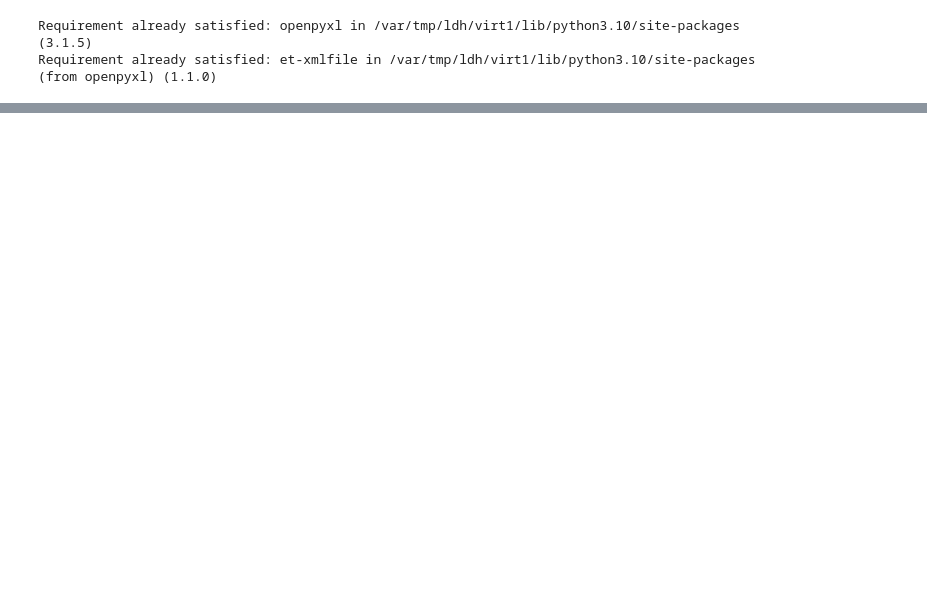
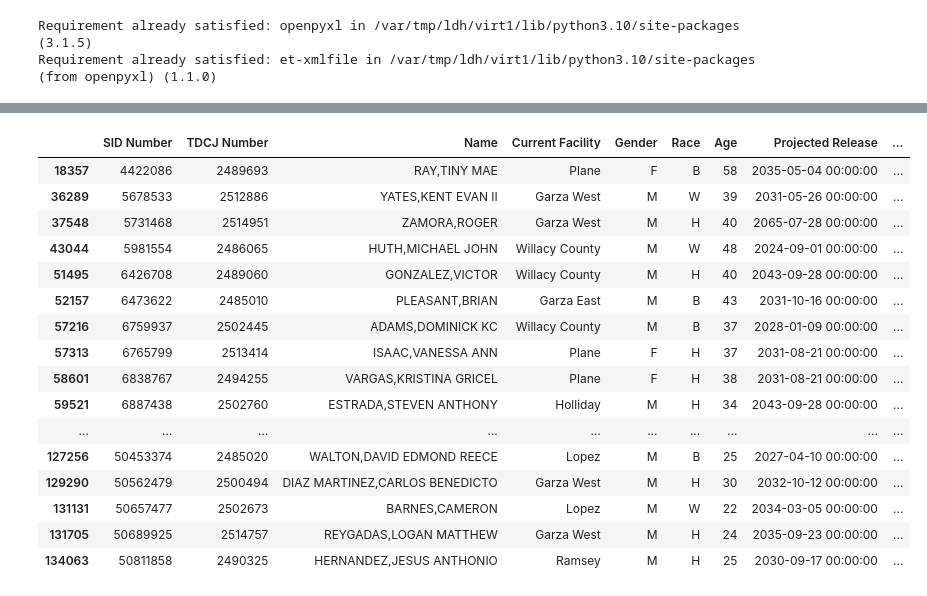
Before and after one commit to ldhagen/Prison_Notebook, a Jupyter notebook: Texas_Prisoners_Daily.ipynb, the cells around one changed output, grey strips where cells are left out. Cells and saved outputs as stored; diff of their text form; code cells hidden in the pictures; blank space fills up the shorter version.

```diff
--- a/Texas_Prisoners_Daily.ipynb
+++ b/Texas_Prisoners_Daily.ipynb
@@ -151,3 +190,23 @@ df_Texas_Prisoners['Offense Code'].value_counts()
+# %%
+df_Texas_Prisoners[(df_Texas_Prisoners.County == 'Bexar') & (df_Texas_Prisoners['Sentence Date'] > '2024-01-01') & (df_Texas_Prisoners['Offense Code'] == 12990002)]
+# %% [output]
+|  | SID Number | TDCJ Number | Name | Current Facility | Gender | Race | Age | Projected Release | ... |
+| 18357 | 4422086 | 2489693 | RAY,TINY MAE | Plane | F | B | 58 | 2035-05-04 00:00:00 | ... |
+| 36289 | 5678533 | 2512886 | YATES,KENT EVAN II | Garza West | M | W | 39 | 2031-05-26 00:00:00 | ... |
+| 37548 | 5731468 | 2514951 | ZAMORA,ROGER | Garza West | M | H | 40 | 2065-07-28 00:00:00 | ... |
+| 43044 | 5981554 | 2486065 | HUTH,MICHAEL JOHN | Willacy County | M | W | 48 | 2024-09-01 00:00:00 | ... |
+| 51495 | 6426708 | 2489060 | GONZALEZ,VICTOR | Willacy County | M | H | 40 | 2043-09-28 00:00:00 | ... |
+| 52157 | 6473622 | 2485010 | PLEASANT,BRIAN | Garza East | M | B | 43 | 2031-10-16 00:00:00 | ... |
+| 57216 | 6759937 | 2502445 | ADAMS,DOMINICK KC | Willacy County | M | B | 37 | 2028-01-09 00:00:00 | ... |
+| 57313 | 6765799 | 2513414 | ISAAC,VANESSA ANN | Plane | F | H | 37 | 2031-08-21 00:00:00 | ... |
+| 58601 | 6838767 | 2494255 | VARGAS,KRISTINA GRICEL | Plane | F | H | 38 | 2031-08-21 00:00:00 | ... |
+| 59521 | 6887438 | 2502760 | ESTRADA,STEVEN ANTHONY | Holliday | M | H | 34 | 2043-09-28 00:00:00 | ... |
+| ... | ... | ... | ... | ... | ... | ... | ... | ... | ... |
+| 127256 | 50453374 | 2485020 | WALTON,DAVID EDMOND REECE | Lopez | M | B | 25 | 2027-04-10 00:00:00 | ... |
+| 129290 | 50562479 | 2500494 | DIAZ MARTINEZ,CARLOS BENEDICTO | Garza West | M | H | 30 | 2032-10-12 00:00:00 | ... |
+| 131131 | 50657477 | 2502673 | BARNES,CAMERON | Lopez | M | W | 22 | 2034-03-05 00:00:00 | ... |
+| 131705 | 50689925 | 2514757 | REYGADAS,LOGAN MATTHEW | Garza West | M | H | 24 | 2035-09-23 00:00:00 | ... |
+| 134063 | 50811858 | 2490325 | HERNANDEZ,JESUS ANTHONIO | Ramsey | M | H | 25 | 2030-09-17 00:00:00 | ... |
 # %%
 import psutil
 
```
Also changed, not shown: parts of 43 cells of this notebook.
